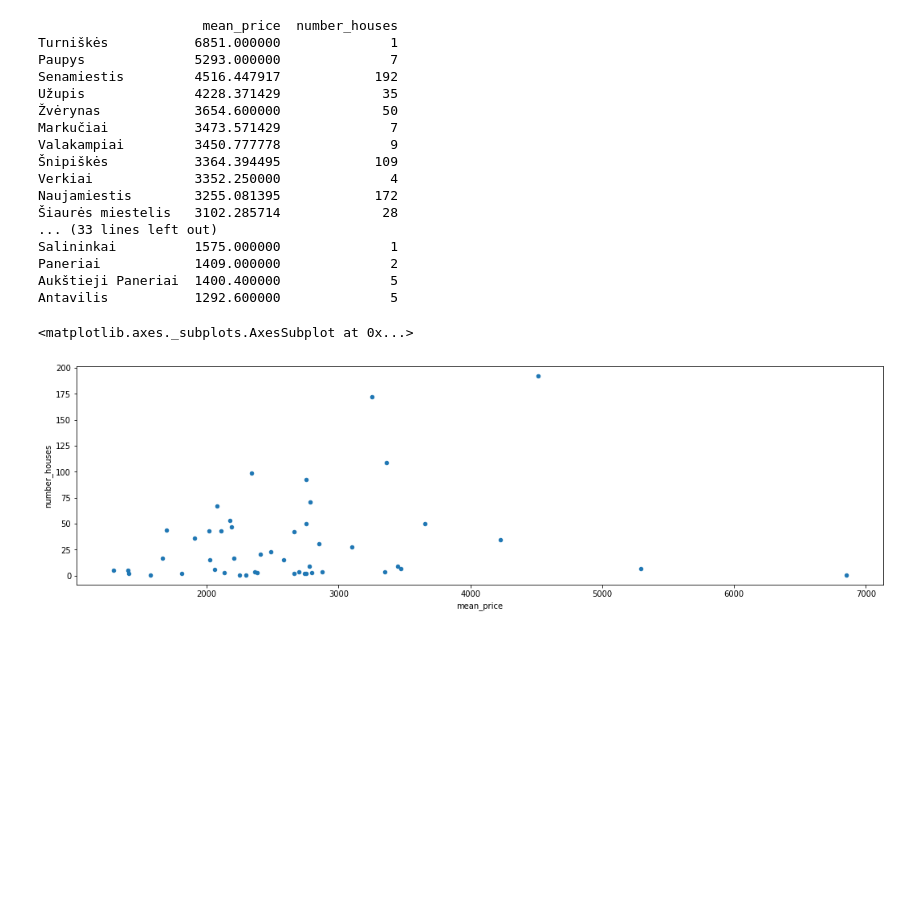
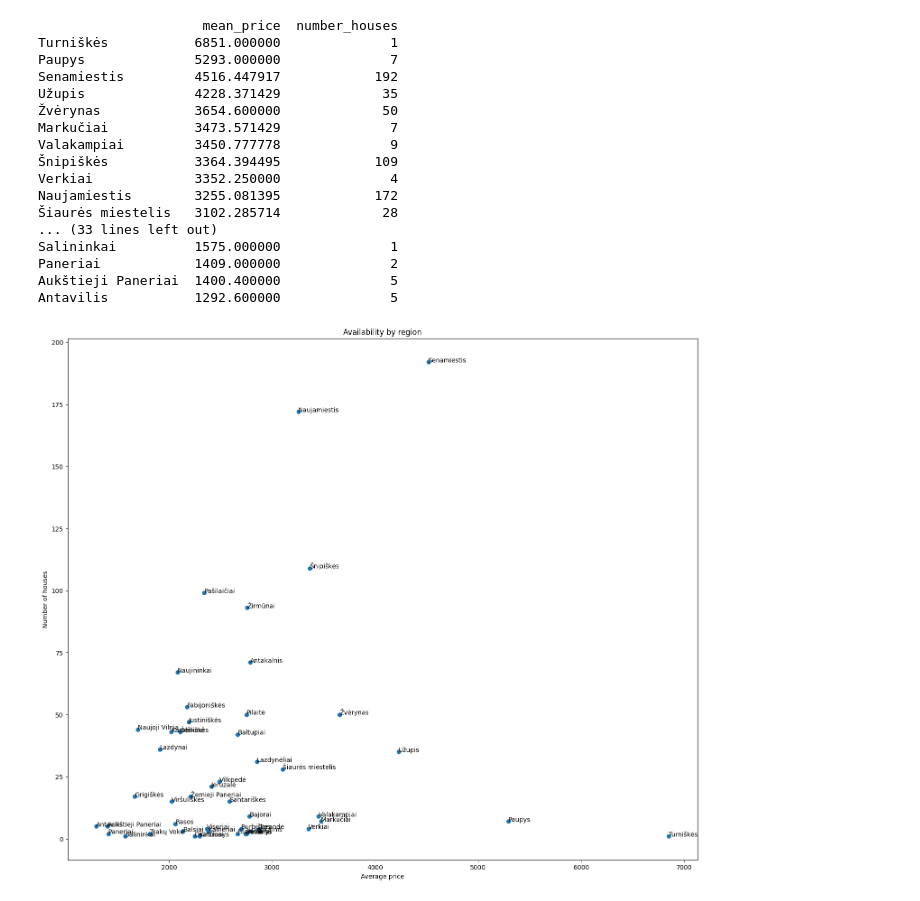
Before and after one commit to StMaCre/DS_Real_estate, a Jupyter notebook: Aruodas.ipynb, the cells around one changed output. Saved outputs shown, nothing was run; the diff lists cells and outputs as text; code cells hidden in the pictures; blank space fills up the shorter version.

```diff
--- a/Aruodas.ipynb
+++ b/Aruodas.ipynb
@@ -127,8 +176,20 @@ Salininkai          1575.000000              1
 Paneriai            1409.000000              2
 Aukštieji Paneriai  1400.400000              5
 Antavilis           1292.600000              5
-# %%
-availability.plot.scatter("mean_price", "number_houses", figsize=(18,5))
-# %% [output]
-<matplotlib.axes._subplots.AxesSubplot at 0x...>
-[figure, removed]
+# %%
+# Create a scatter plot with region names
+fig, ax = plt.subplots(figsize=(18,15))
+ax.scatter(avail_sorted["mean_price"], avail_sorted["number_houses"])
+
+for i, region in enumerate(avail_sorted.index):
+    ax.annotate(region, (avail_sorted.loc[region, "mean_price"], avail_sorted.loc[region, "number_houses"]))
+
+# Set axis labels and title
+ax.set_xlabel("Average price")
+ax.set_ylabel("Number of houses")
+ax.set_title("Availability by region")
+
+# Show the plot
+plt.show()
+# %% [output]
+[figure, added]
```
Also changed, not shown: parts of 15 cells of this notebook.
